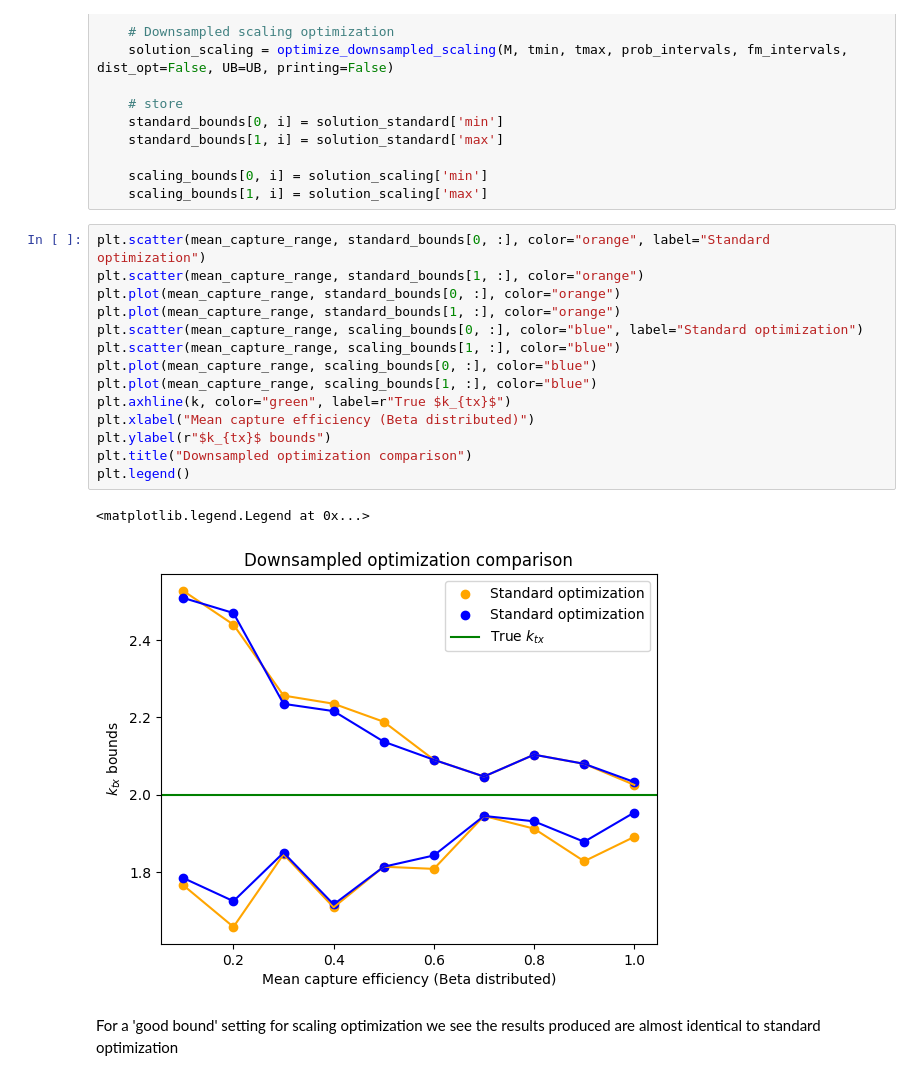
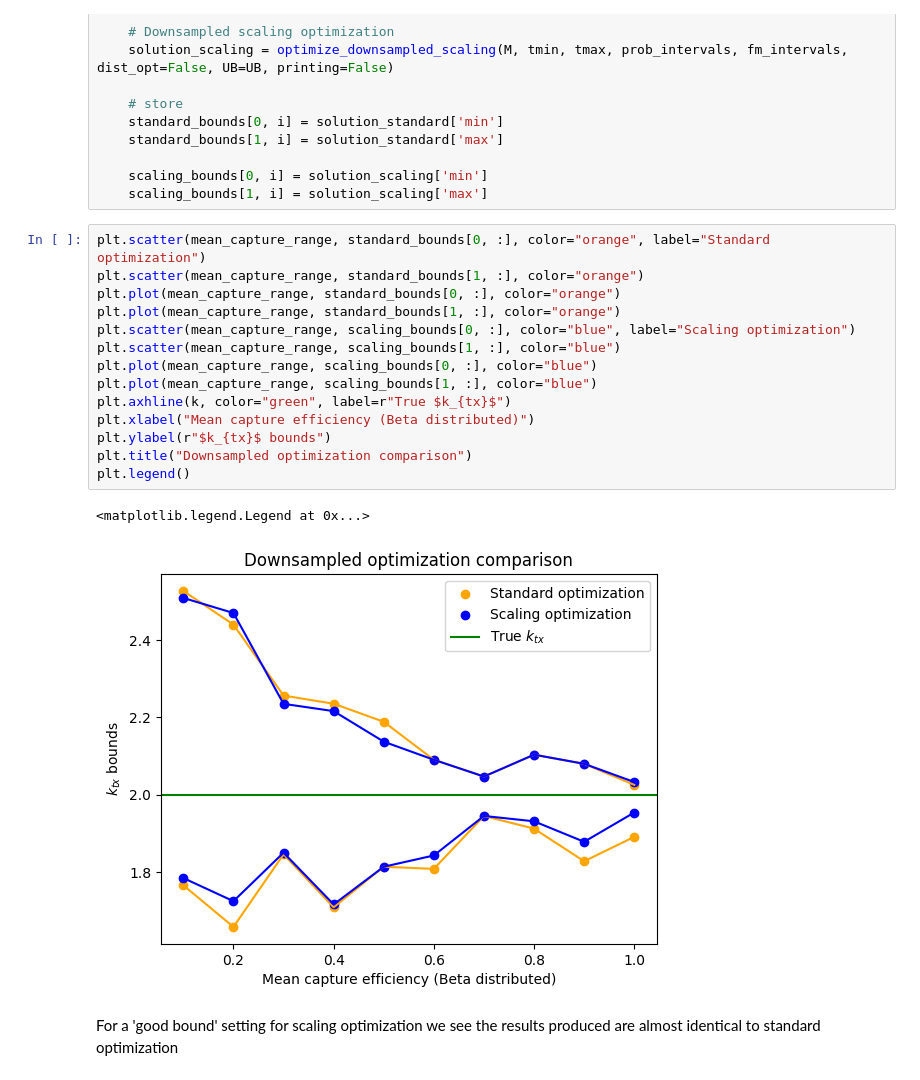
Before and after one commit to willjgh/M5R, a Jupyter notebook: Interaction/Bootstrap-Experiments/capture_scaling.ipynb, the cells around one changed output. Cells and saved outputs as stored; diff of their text form.

Commit message:
Plot updates

```diff
--- a/Interaction/Bootstrap-Experiments/capture_scaling.ipynb
+++ b/Interaction/Bootstrap-Experiments/capture_scaling.ipynb
@@ -1120,20 +1120,20 @@ for i, b in enumerate(b_range):
 # %%
 plt.scatter(mean_capture_range, standard_bounds[0, :], color="orange", label="Standard optimization")
 plt.scatter(mean_capture_range, standard_bounds[1, :], color="orange")
 plt.plot(mean_capture_range, standard_bounds[0, :], color="orange")
 plt.plot(mean_capture_range, standard_bounds[1, :], color="orange")
-plt.scatter(mean_capture_range, scaling_bounds[0, :], color="blue", label="Standard optimization")
+plt.scatter(mean_capture_range, scaling_bounds[0, :], color="blue", label="Scaling optimization")
 plt.scatter(mean_capture_range, scaling_bounds[1, :], color="blue")
 plt.plot(mean_capture_range, scaling_bounds[0, :], color="blue")
 plt.plot(mean_capture_range, scaling_bounds[1, :], color="blue")
 plt.axhline(k, color="green", label=r"True $k_{tx}$")
 plt.xlabel("Mean capture efficiency (Beta distributed)")
 plt.ylabel(r"$k_{tx}$ bounds")
 plt.title("Downsampled optimization comparison")
 plt.legend()
 # %% [output]
 <matplotlib.legend.Legend at 0x...>
-[figure, old version]
+[figure, new version]
 # %% [markdown]
 For a 'good bound' setting for scaling optimization we see the results produced are almost identical to standard optimization
 # %% [markdown]
```
